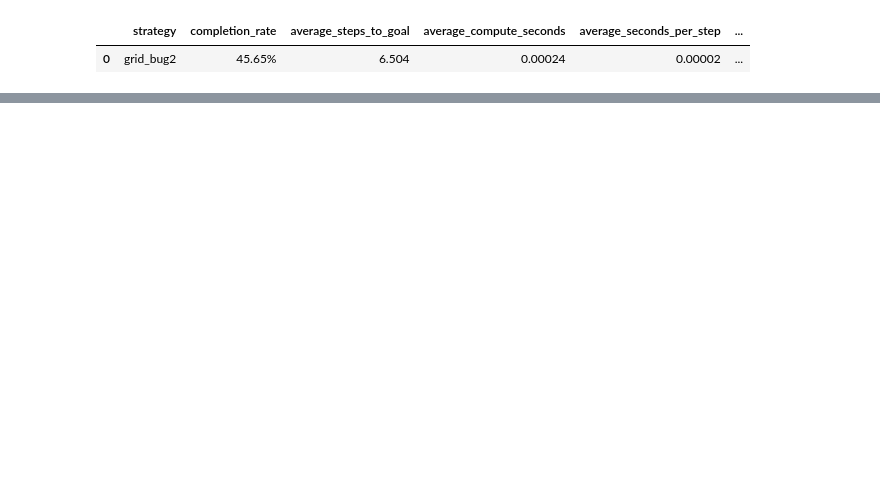
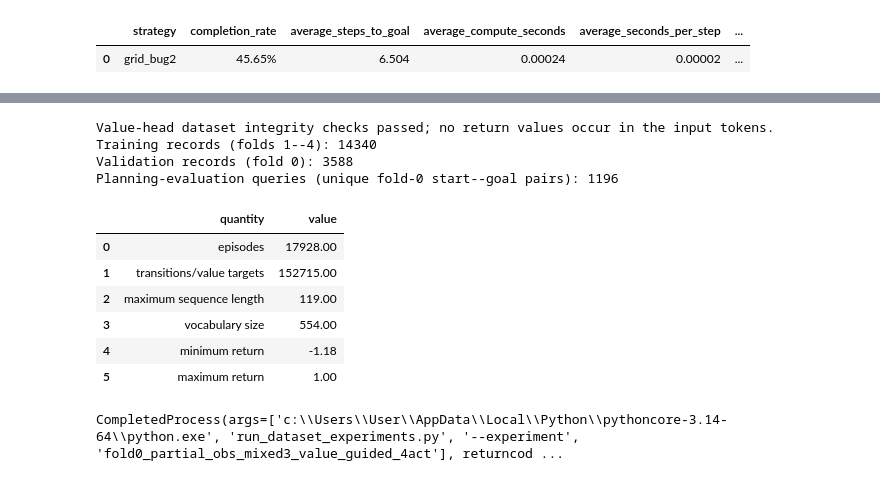
Before and after one commit to diankruger/4th-year-project, a Jupyter notebook: Full_dataset_pipeline.ipynb, the cells around one changed output, grey strips where cells are left out. Drawn from its saved outputs; the diff is of its cells as text; code cells hidden in the pictures; blank space fills up the shorter version.

Commit message:
trying reward guiding

```diff
--- a/Full_dataset_pipeline.ipynb
+++ b/Full_dataset_pipeline.ipynb
@@ -3144,0 +3366,80 @@ The mixed-data and optimal-data models are evaluated on the same 1,196 fold-0 qu
+# %%
+from pathlib import Path
+import subprocess
+import sys
+import numpy as np
+import pandas as pd
+from IPython.display import display
+
+mixed3_dataset = Path("maze2d_all_mazes_transformer_ready_mixed3_4act_cv5.npz")
+mixed3_partial_dataset = Path("maze2d_partial_obs_3x3_joint_obs_action_mixed3_4act_cv5.npz")
+value_dataset = Path("maze2d_partial_obs_3x3_joint_obs_action_reward_value_mixed3_4act_cv5.npz")
+evaluation_dataset = Path("maze2d_partial_obs_3x3_joint_obs_action_optimal_4act_cv5.npz")
+
+if not mixed3_dataset.is_file():
+    subprocess.run([sys.executable, "build_three_rollout_mixed_cv_dataset.py"], check=True)
+if not mixed3_partial_dataset.is_file():
+    subprocess.run([
+        sys.executable, "build_partial_observation_joint_cv_dataset.py",
+        "--source", str(mixed3_dataset), "--output", str(mixed3_partial_dataset),
+    ], check=True)
+subprocess.run([
+    sys.executable, "build_partial_observation_reward_value_cv_dataset.py",
+    "--source", str(mixed3_partial_dataset), "--output", str(value_dataset),
+], check=True)
+
+with np.load(mixed3_partial_dataset, allow_pickle=True) as source, np.load(
+    value_dataset, allow_pickle=True
+) as value_data, np.load(evaluation_dataset, allow_pickle=True) as evaluation_data:
+    for key in ("episode_ids", "query_ids", "rollout_indices", "fold_ids", "start_cells",
+                "goal_cells", "maze_indices", "trajectory_quality", "goal_reached", "actual_steps"):
+        assert np.array_equal(source[key], value_data[key]), key
+    fold_ids = np.asarray(value_data["fold_ids"], dtype=np.int32)
+    value_mask = np.asarray(value_data["supervised_value_mask"], dtype=bool)
+    value_targets = np.asarray(value_data["value_targets"], dtype=np.float32)[value_mask]
+    assert value_data["input_ids"].shape[0] == 17928
+    assert int(value_mask.sum()) == int(np.asarray(value_data["actual_steps"]).sum())
+    assert int((fold_ids != 0).sum()) == 14340
+    assert int((fold_ids == 0).sum()) == 3588
+    assert int((np.asarray(evaluation_data["fold_ids"]) == 0).sum()) == 1196
+    assert "return_to_go_token_offset" not in value_data.files
+    summary = pd.DataFrame({
+        "quantity": ["episodes", "transitions/value targets", "maximum sequence length", "vocabulary size",
+                     "minimum return", "maximum return"],
+        "value": [len(fold_ids), int(value_mask.sum()), value_data["input_ids"].shape[1],
+                  int(value_data["vocab_size"][0]), float(value_targets.min()), float(value_targets.max())],
+    })
+
+print("Value-head dataset integrity checks passed; no return values occur in the input tokens.")
+print("Training records (folds 1--4):", int((fold_ids != 0).sum()))
+print("Validation records (fold 0):", int((fold_ids == 0).sum()))
+print("Planning-evaluation queries (unique fold-0 start--goal pairs): 1196")
+display(summary)
+# %% [output]
+Value-head dataset integrity checks passed; no return values occur in the input tokens.
+Training records (folds 1--4): 14340
+Validation records (fold 0): 3588
+Planning-evaluation queries (unique fold-0 start--goal pairs): 1196
+|  | quantity | value |
+| 0 | episodes | 17928.00 |
+| 1 | transitions/value targets | 152715.00 |
+| 2 | maximum sequence length | 119.00 |
+| 3 | vocabulary size | 554.00 |
+| 4 | minimum return | -1.18 |
+| 5 | maximum return | 1.00 |
+# %%
+from pathlib import Path
+import subprocess
+import sys
+
+value_dataset = Path("maze2d_partial_obs_3x3_joint_obs_action_reward_value_mixed3_4act_cv5.npz")
+evaluation_dataset = Path("maze2d_partial_obs_3x3_joint_obs_action_optimal_4act_cv5.npz")
+assert value_dataset.is_file(), "Run the preceding dataset-construction cell first."
+assert evaluation_dataset.is_file(), evaluation_dataset
+
+subprocess.run([
+    sys.executable, "run_dataset_experiments.py",
+    "--experiment", "fold0_partial_obs_mixed3_value_guided_4act",
+], check=True)
+# %% [output]
+CompletedProcess(args=['c:\\Users\\User\\AppData\\Local\\Python\\pythoncore-3.14-64\\python.exe', 'run_dataset_experiments.py', '--experiment', 'fold0_partial_obs_mixed3_value_guided_4act'], returncod ...
```
Also changed, not shown: parts of 7 cells of this notebook, 19 other files.
